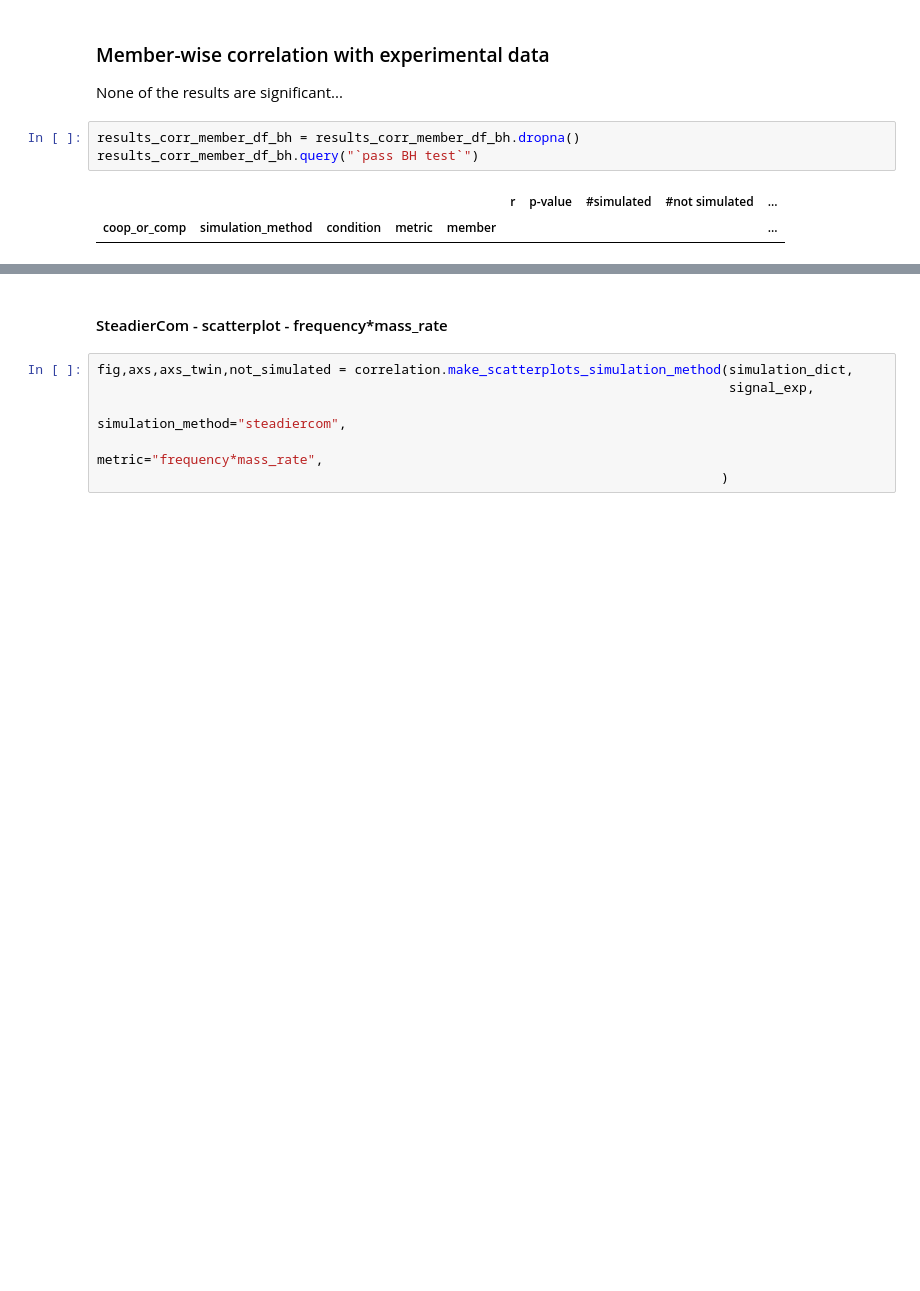
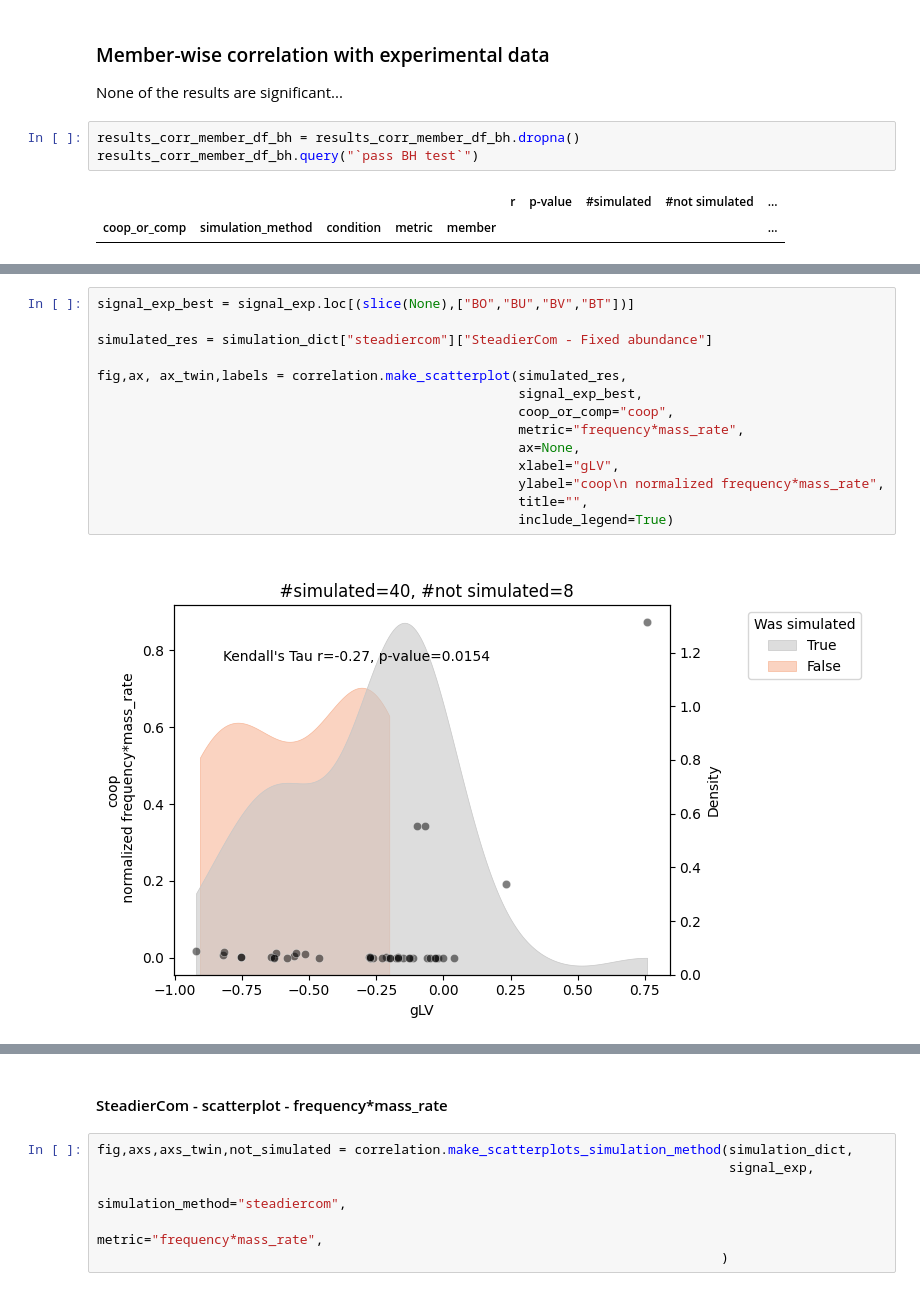
Before and after one commit to IdunBurgos/SteadierCom-Case-Studies, a Jupyter notebook: notebooks/Step 6.1.1. Comparing tools with exp - Venturelli member-member interaction.ipynb, the cells around one changed output, grey strips where cells are left out. Cells and saved outputs as stored; diff of their text form; blank space fills up the shorter version.

```diff
--- a/notebooks/Step 6.1.1. Comparing tools with exp - Venturelli member-member interaction.ipynb
+++ b/notebooks/Step 6.1.1. Comparing tools with exp - Venturelli member-member interaction.ipynb
@@ -111,0 +143,16 @@ results_corr_member_df_bh.query("`p-value` < 0.05 & r > 0").xs("coop-comp",drop_
+# %%
+signal_exp_best = signal_exp.loc[(slice(None),["BO","BU","BV","BT"])]
+
+simulated_res = simulation_dict["steadiercom"]["SteadierCom - Fixed abundance"]
+
+fig,ax, ax_twin,labels = correlation.make_scatterplot(simulated_res,
+                                                      signal_exp_best,
+                                                      coop_or_comp="coop",
+                                                      metric="frequency*mass_rate",
+                                                      ax=None,
+                                                      xlabel="gLV",
+                                                      ylabel="coop\n normalized frequency*mass_rate",
+                                                      title="",
+                                                      include_legend=True)
+# %% [output]
+[figure, added]
```
Also changed, not shown: parts of 6 cells of this notebook, 3 other files.
